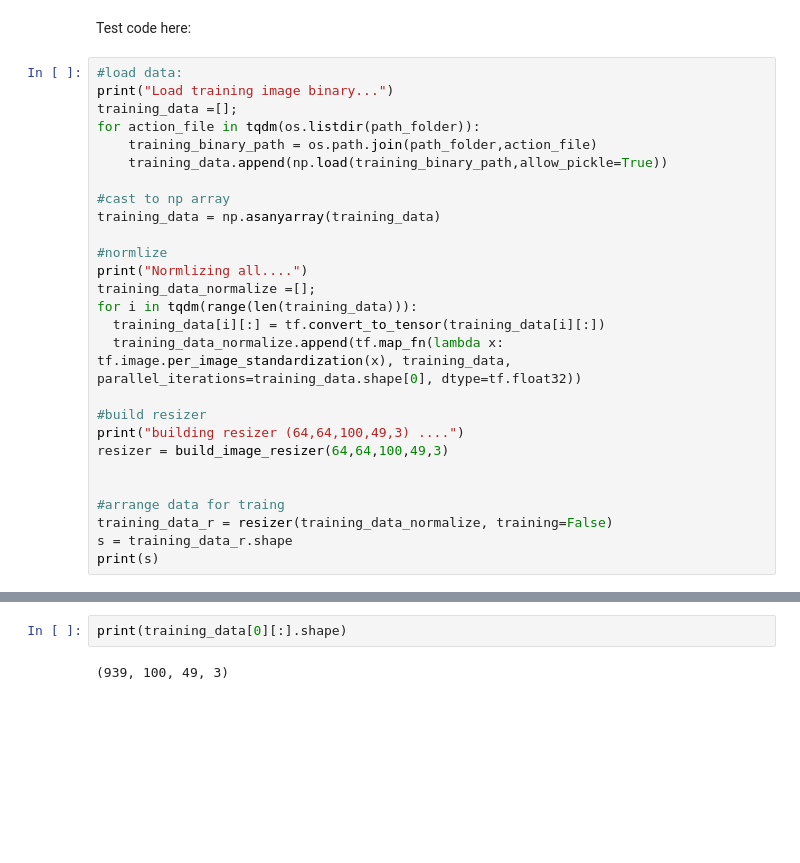
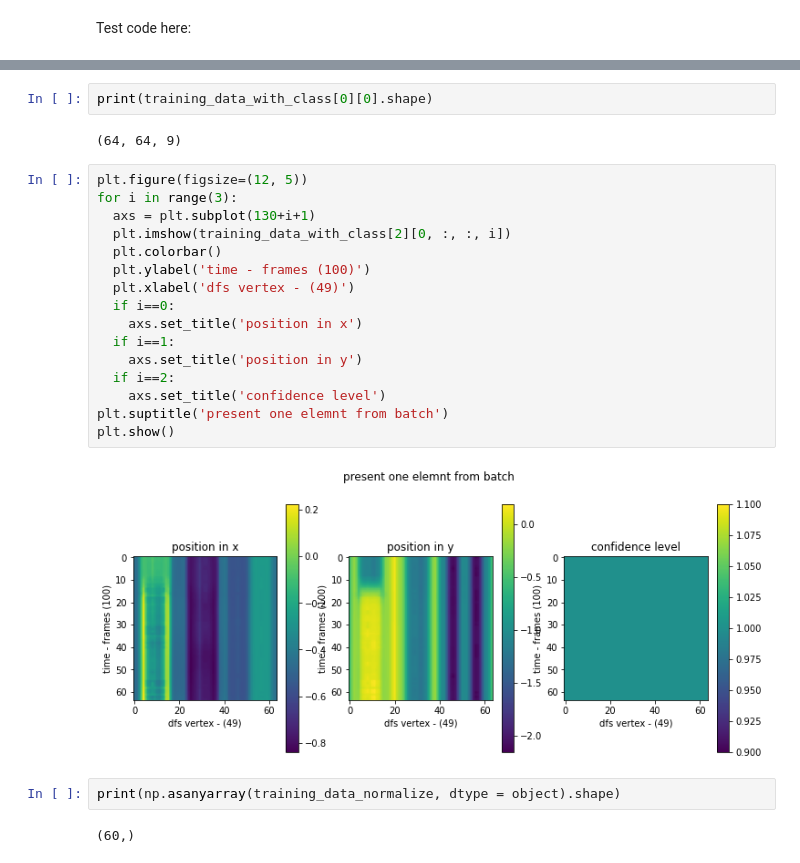
Before and after one commit to omriak/omri_project_files, a Jupyter notebook: main_trainingV0.ipynb, the cells around one changed output, grey strips where cells are left out. Saved outputs shown, nothing was run; the diff lists cells and outputs as text; blank space fills up the shorter version.

```diff
--- a/main_trainingV0.ipynb
+++ b/main_trainingV0.ipynb
@@ -277,29 +274,2 @@ Load training image binary...
 # %% [markdown]
 Test code here:
-# %%
-#load data:
-print("Load training image binary...")
-training_data =[];
-for action_file in tqdm(os.listdir(path_folder)):
-    training_binary_path = os.path.join(path_folder,action_file)
-    training_data.append(np.load(training_binary_path,allow_pickle=True))
-
-#cast to np array
-training_data = np.asanyarray(training_data)
-
-#normlize
-print("Normlizing all....")
-training_data_normalize =[];
-for i in tqdm(range(len(training_data))):
-  training_data[i][:] = tf.convert_to_tensor(training_data[i][:])
-  training_data_normalize.append(tf.map_fn(lambda x: tf.image.per_image_standardization(x), training_data, parallel_iterations=training_data.shape[0], dtype=tf.float32))
-
-#build resizer
-print("building resizer (64,64,100,49,3) ....")
-resizer = build_image_resizer(64,64,100,49,3)
-
-
-#arrange data for traing
-training_data_r = resizer(training_data_normalize, training=False)
-s = training_data_r.shape
-print(s)
@@ -309,4 +291,26 @@ OSError: ignored
 # %%
-print(training_data[0][:].shape)
+print(training_data_with_class[0][0].shape)
 # %% [output]
-(939, 100, 49, 3)
+(64, 64, 9)
+# %%
+plt.figure(figsize=(12, 5))
+for i in range(3):
+  axs = plt.subplot(130+i+1)
+  plt.imshow(training_data_with_class[2][0, :, :, i])
+  plt.colorbar()
+  plt.ylabel('time - frames (100)')
+  plt.xlabel('dfs vertex - (49)')
+  if i==0:
+    axs.set_title('position in x')
+  if i==1:
+    axs.set_title('position in y')
+  if i==2:
+    axs.set_title('confidence level')
+plt.suptitle('present one elemnt from batch')
+plt.show()
+# %% [output]
+[figure, added]
+# %%
+print(np.asanyarray(training_data_normalize, dtype = object).shape)
+# %% [output]
+(60,)
```
Also changed, not shown: parts of 4 cells of this notebook.
